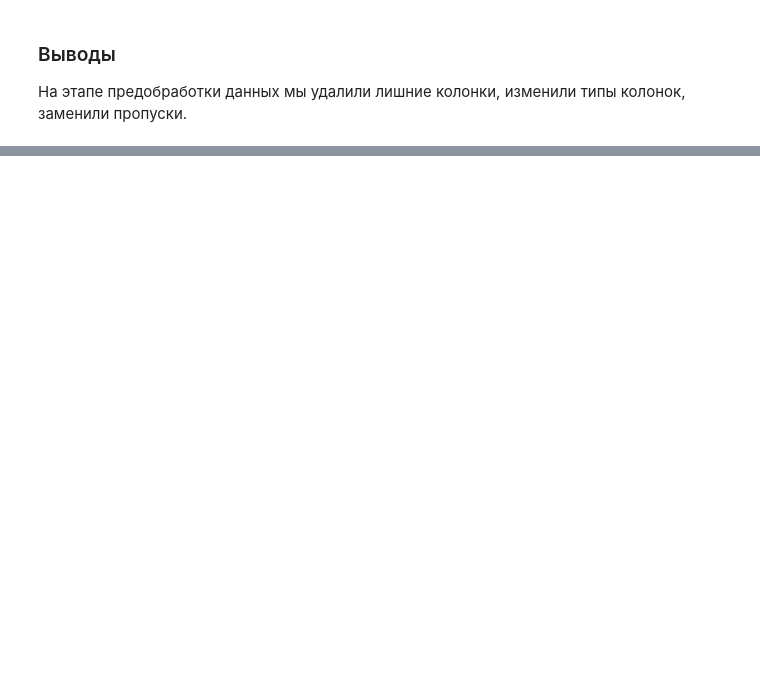
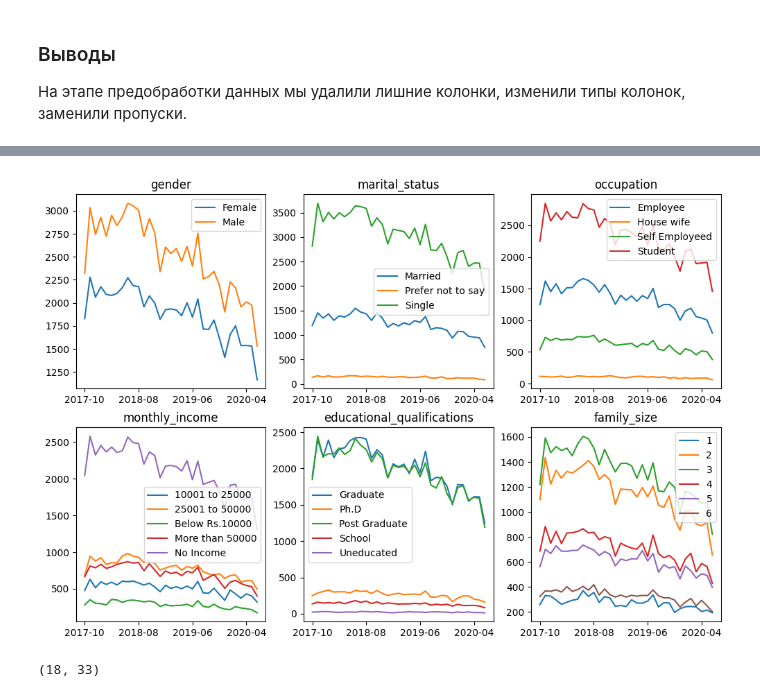
Before and after one commit to dkolesov95/exploratory_data_analysis, a Jupyter notebook: zomato_database/zomato.ipynb, the cells around one changed output, grey strips where cells are left out. Cells and saved outputs as stored; diff of their text form; code cells hidden in the pictures; blank space fills up the shorter version.

```diff
--- a/zomato_database/zomato.ipynb
+++ b/zomato_database/zomato.ipynb
@@ -508,0 +618,32 @@ users = users.drop('Unnamed: 0', axis=1)
+# %%
+def mau_all_time(df: pd.DataFrame, columns: np.array) -> None:
+    r, c = columns.shape
+    fig, axs = plt.subplots(r, c, figsize=(12, 8))
+
+    df['year_month'] = df.order_date.dt.strftime('%Y-%m')
+
+    for i in range(r):
+        for ii in range(c):
+            column = columns[i][ii]
+            mau = df.groupby(['year_month', column]).nunique()['user_id'].unstack()
+
+            axs[i][ii].plot(mau)
+            axs[i][ii].legend(mau.columns)
+            axs[i][ii].set(title=column, xticks=axs[i][ii].get_xticks()[::10])
+
+    plt.show
+# %%
+orders_users = pd.merge(orders, users, how='left', on='user_id')
+
+add_columns = np.array([
+    ['gender', 'marital_status', 'occupation'],
+    ['monthly_income', 'educational_qualifications', 'family_size']
+])
+
+mau_all_time(orders_users, add_columns)
+# %% [output]
+[figure, added]
+# %%
+users.age.min(), users.age.max()
+# %% [output]
+(18, 33)
```
Also changed, not shown: parts of 17 cells of this notebook.
